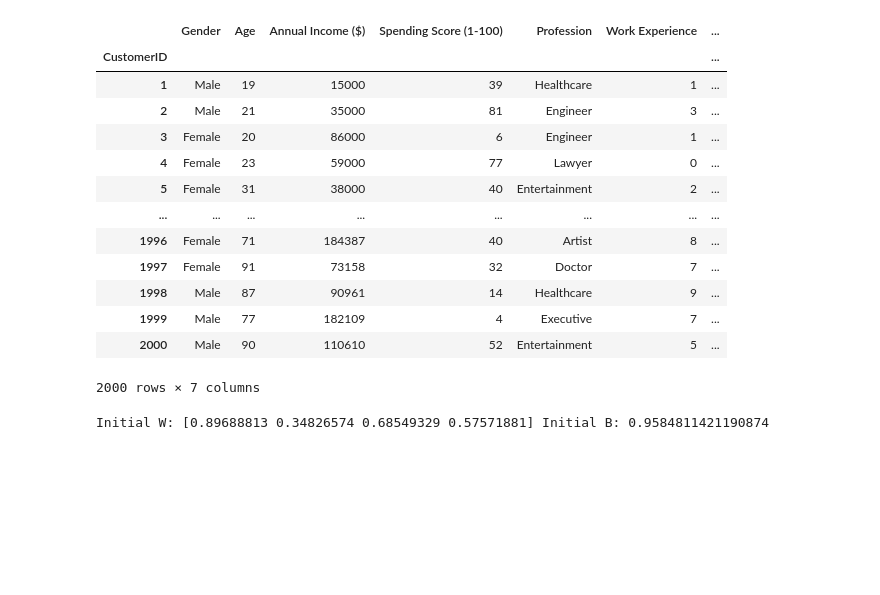
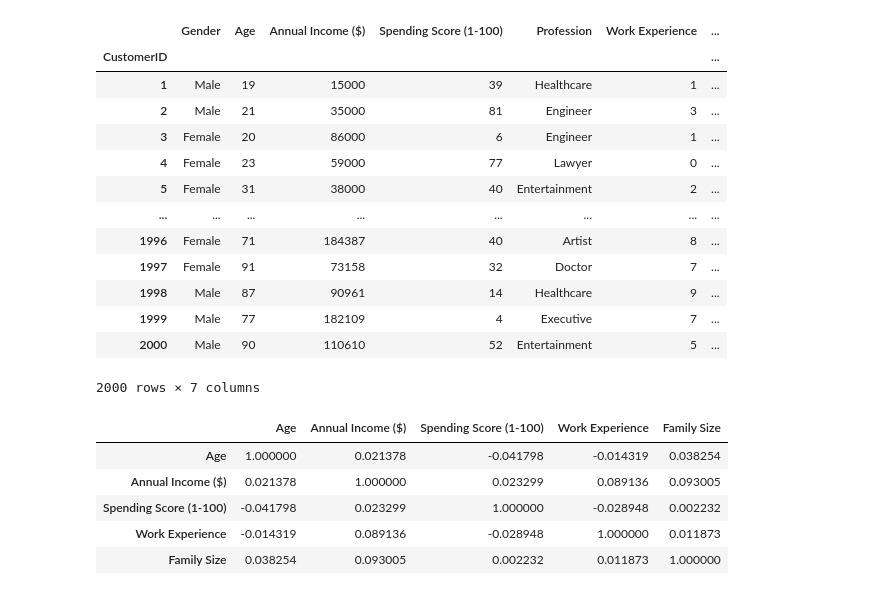
Before and after one commit to gaurav-karki2058/ML-Python, a Jupyter notebook: Linear_regression.ipynb, the cells around one changed output. Saved outputs shown, nothing was run; the diff lists cells and outputs as text; code cells hidden in the pictures; blank space fills up the shorter version.

Commit message:
Correlation to test strength and relation between columns

```diff
--- a/Linear_regression.ipynb
+++ b/Linear_regression.ipynb
@@ -344,12 +344,18 @@ sales_data
+# %%
+
+numeric_data=sales_data.drop(['Profession','Gender'],axis=1)
+# new_sales=sales_data[['Annual Income ($)','Work Experience']]
+correlation_matrix=numeric_data.corr()
+correlation_matrix
+# %% [output]
+|  | Age | Annual Income ($) | Spending Score (1-100) | Work Experience | Family Size |
+| Age | 1.000000 | 0.021378 | -0.041798 | -0.014319 | 0.038254 |
+| Annual Income ($) | 0.021378 | 1.000000 | 0.023299 | 0.089136 | 0.093005 |
+| Spending Score (1-100) | -0.041798 | 0.023299 | 1.000000 | -0.028948 | 0.002232 |
+| Work Experience | -0.014319 | 0.089136 | -0.028948 | 1.000000 | 0.011873 |
+| Family Size | 0.038254 | 0.093005 | 0.002232 | 0.011873 | 1.000000 |
 # %%
-new_sales=sales_data[['Age','Annual Income ($)','Work Experience','Family Size']]
 
-spending_score=sales_data[['Spending Score (1-100)']]
-X_train=new_sales.to_numpy()
-Y_train=spending_score.to_numpy()
-Y_train=Y_train.reshape(-1)
-predicted_w,predicted_b,cost_history=gradient_descent_calc([],X_train,[],Y_train,alpha=0.00002,error_margin=0.01,iterations=2000)
-plt.plot([i for i in range(len(cost_history))],cost_history,'v')
+predicted_w,predicted_b,cost_history=gradient_descent_calc([],X_train,[],Y_train,alpha=0.2,error_margin=0.01,iterations=1000)
+plt.plot([i for i in range(len(cost_history))],cost_history,'b')
 plt.show()
-# %% [output]
-Initial W: [0.89688813 0.34826574 0.68549329 0.57571881] Initial B: 0.9584811421190874
```
Also changed, not shown: parts of 8 cells of this notebook.
